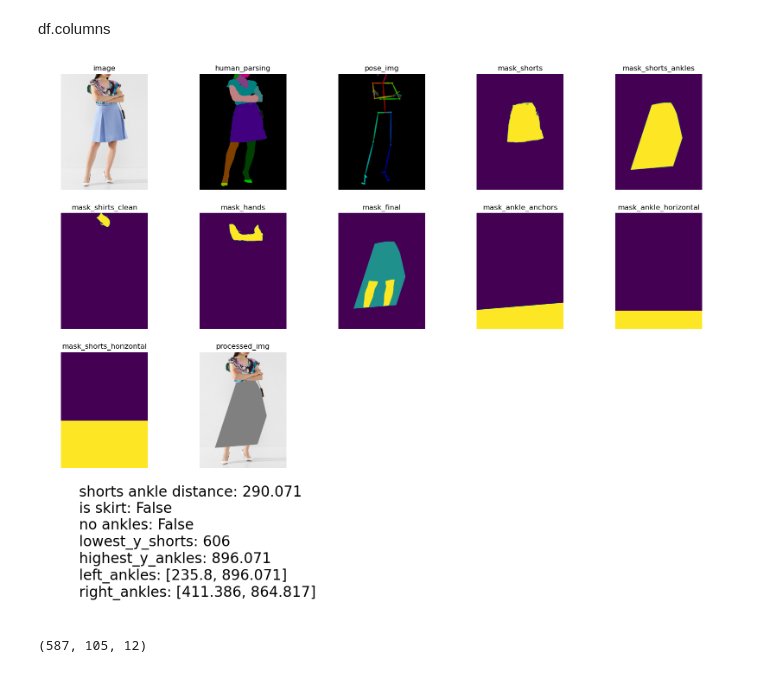
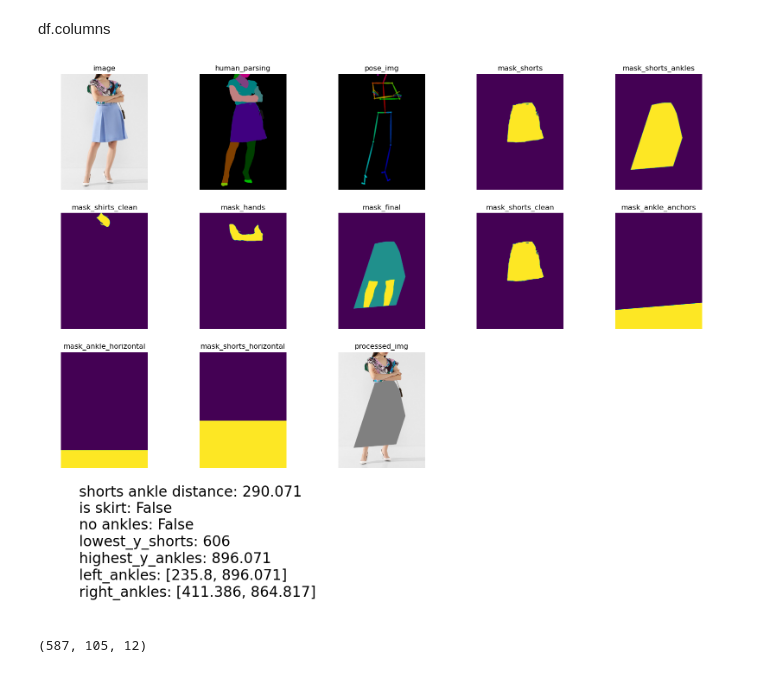
Before and after one commit to mShaldzhiyan/test_task_big, a Jupyter notebook: main.ipynb, the cells around one changed output. Drawn from its saved outputs; the diff is of its cells as text; code cells hidden in the pictures.

```diff
--- a/main.ipynb
+++ b/main.ipynb
@@ -45,7 +43,7 @@ def load_jsons_from_folder(folder):
             print(e)
     return jsons, filenames
 # %%
-LOAD_CLEAN = False
+LOAD_CLEAN = True
 if LOAD_CLEAN:
     human_parsing = load_images_from_folder('Task/dataset/human_parsing')
     image = load_images_from_folder('Task/dataset/image')
@@ -132,7 +132,7 @@ legs_colors = {(128,64,0), (0,64,0)}
 shirt_colors = {(128,0,128), (128,128,128), (128,64,128)}
 hands_colors = {(192,128,128),(64,128,128)}
 # %%
-RENDER = False
+RENDER = True
 if RENDER:
     tqdm._instances.clear()
     mask_shorts = Parallel(n_jobs=-1)(delayed(get_color_mask)(a, short_colors) for a in tqdm(df.human_parsing))
@@ -344,25 +332,25 @@ df.columns
 # %%
 img_cols = [
     'image',
     'human_parsing',
     'pose_img',
     'mask_shorts',
     'mask_shorts_ankles',
     'mask_shirts_clean',
     'mask_hands',
     'mask_final',
     # 'mask_shorts_ankles_legs',
     # 'mask_shirts',
-    # 'mask_shorts_clean',
+    'mask_shorts_clean',
     # 'mask_ankle',
     'mask_ankle_anchors',
     'mask_ankle_horizontal',
     'mask_shorts_horizontal',
     'processed_img'
 ]
 show_images_df(df, img_cols, 0)
 # %% [output]
-[figure, old version]
+[figure, new version]
 # %%
 len(df), len(df_skirts), len(df_noankles)
 # %% [output]
```
Also changed, not shown: parts of 10 cells of this notebook, 1 other file.
